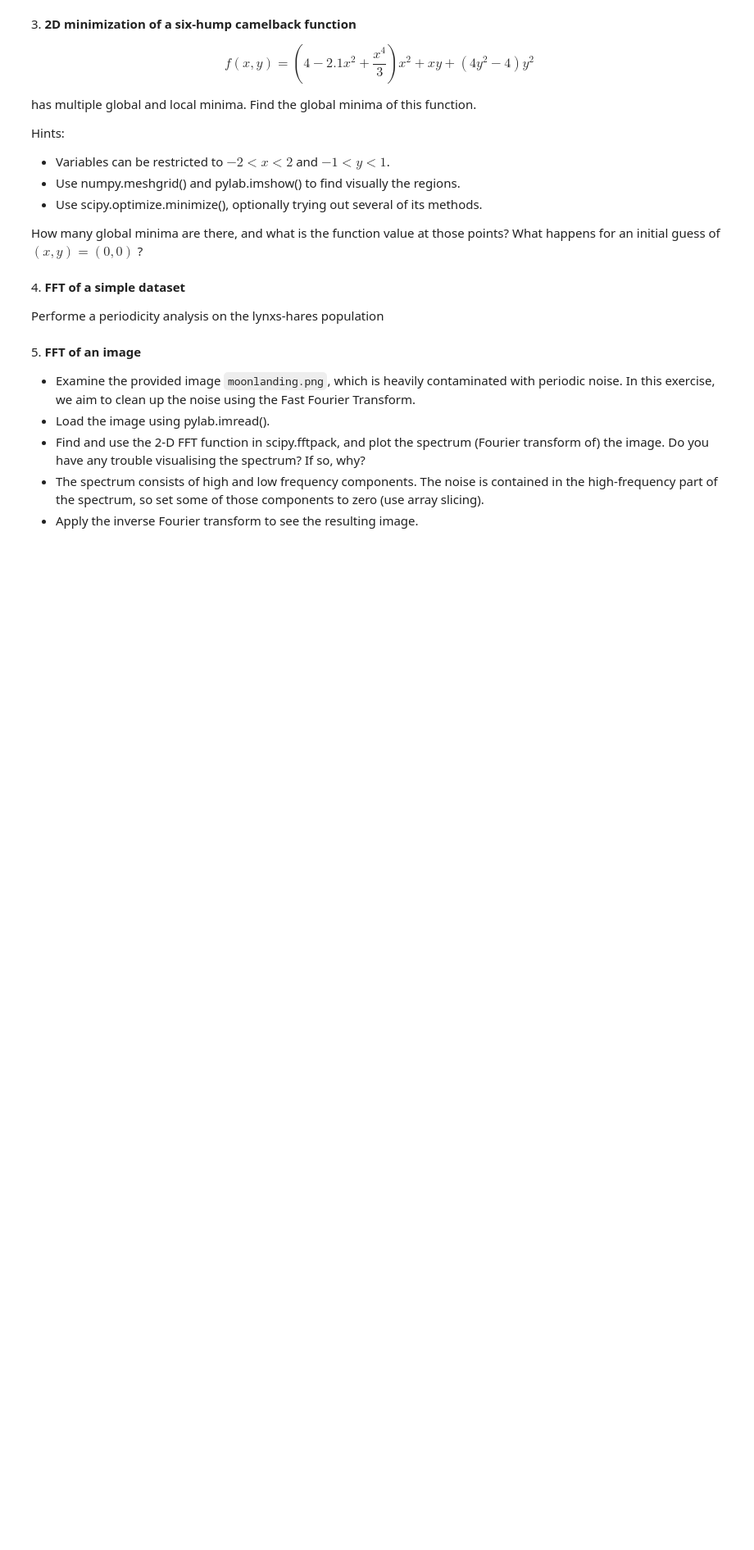
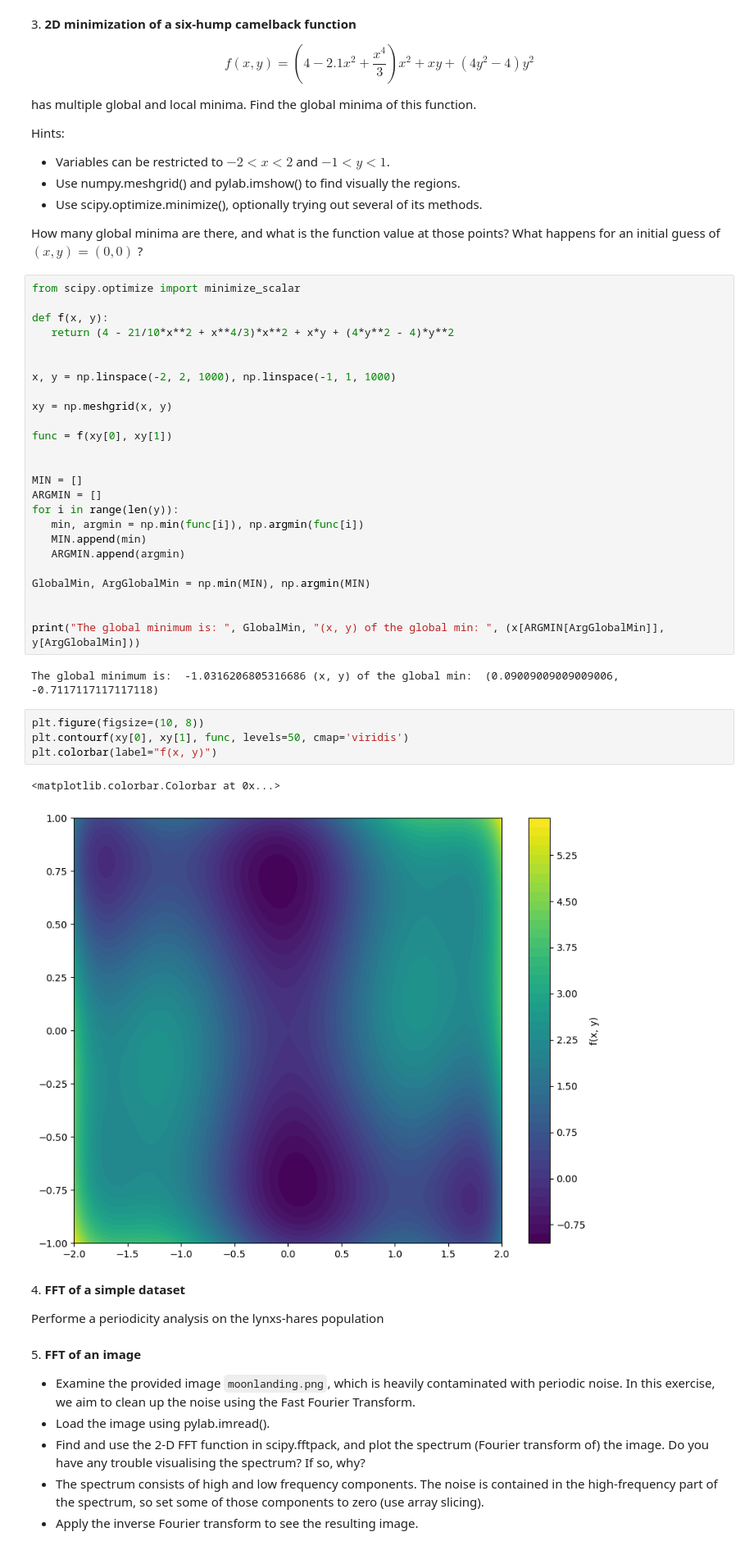
Before and after one commit to FrancescoLR02/LaboratoryOfComputationalPhysics_Y7, a Jupyter notebook: 09ex_Algorithms.ipynb, the cells around one changed output. Shown at 82% size. Cells and saved outputs as stored; diff of their text form; blank space fills up the shorter version.

```diff
--- a/09ex_Algorithms.ipynb
+++ b/09ex_Algorithms.ipynb
@@ -116,6 +116,40 @@ Hints:
 * Use scipy.optimize.minimize(), optionally trying out several of its methods.
 
 How many global minima are there, and what is the function value at those points? What happens for an initial guess of $(x, y) = (0, 0)$ ?
+# %%
+from scipy.optimize import minimize_scalar
+
+def f(x, y):
+   return (4 - 21/10*x**2 + x**4/3)*x**2 + x*y + (4*y**2 - 4)*y**2
+
+
+x, y = np.linspace(-2, 2, 1000), np.linspace(-1, 1, 1000)
+
+xy = np.meshgrid(x, y)
+
+func = f(xy[0], xy[1])
+
+
+MIN = []
+ARGMIN = []
+for i in range(len(y)):
+   min, argmin = np.min(func[i]), np.argmin(func[i])
+   MIN.append(min)
+   ARGMIN.append(argmin)
+
+GlobalMin, ArgGlobalMin = np.min(MIN), np.argmin(MIN)
+
+
+print("The global minimum is: ", GlobalMin, "(x, y) of the global min: ", (x[ARGMIN[ArgGlobalMin]], y[ArgGlobalMin]))
+# %% [output]
+The global minimum is:  -1.0316206805316686 (x, y) of the global min:  (0.09009009009009006, -0.7117117117117118)
+# %%
+plt.figure(figsize=(10, 8))
+plt.contourf(xy[0], xy[1], func, levels=50, cmap='viridis')
+plt.colorbar(label="f(x, y)")
+# %% [output]
+<matplotlib.colorbar.Colorbar at 0x...>
+[figure, added]
 # %% [markdown]
 4\. **FFT of a simple dataset**
 
```
Also changed, not shown: 1 other file.
